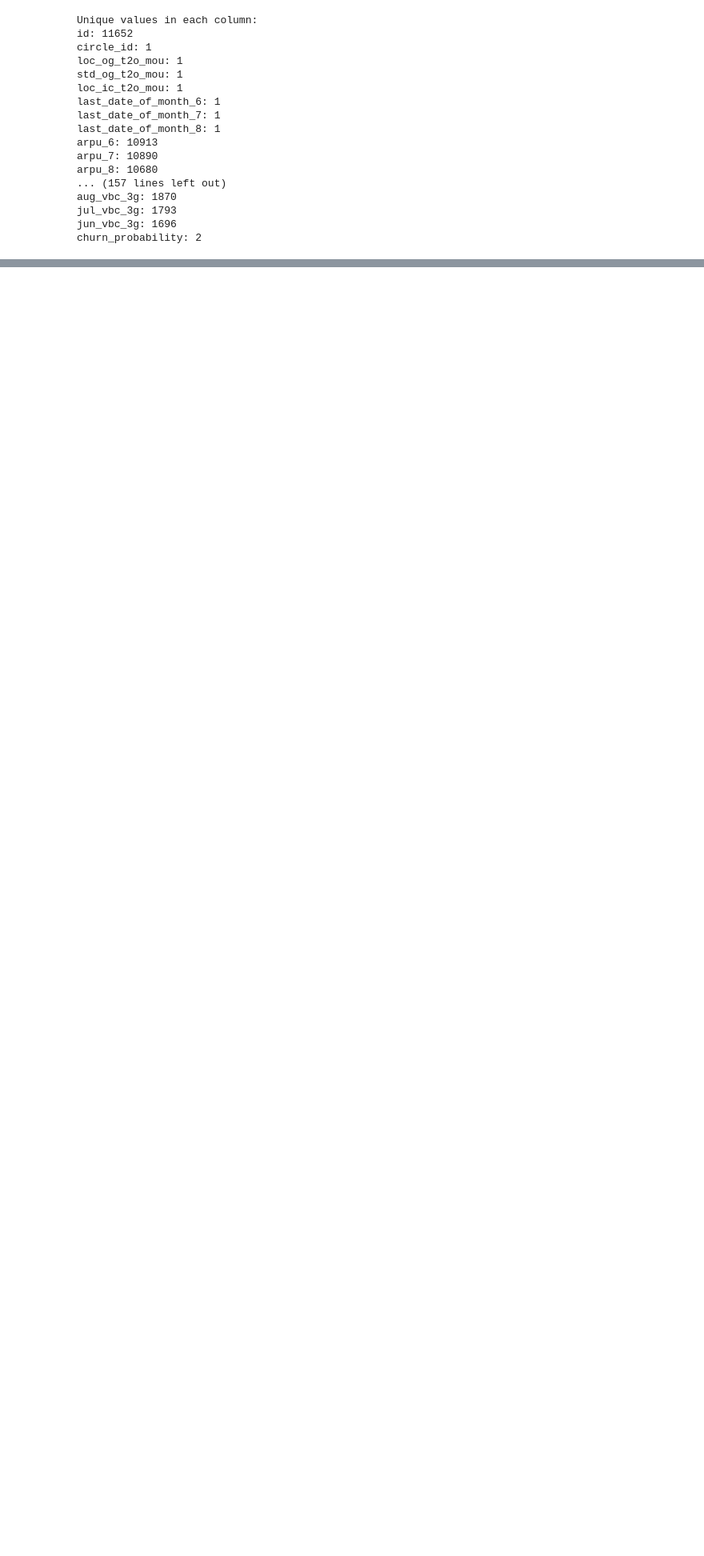
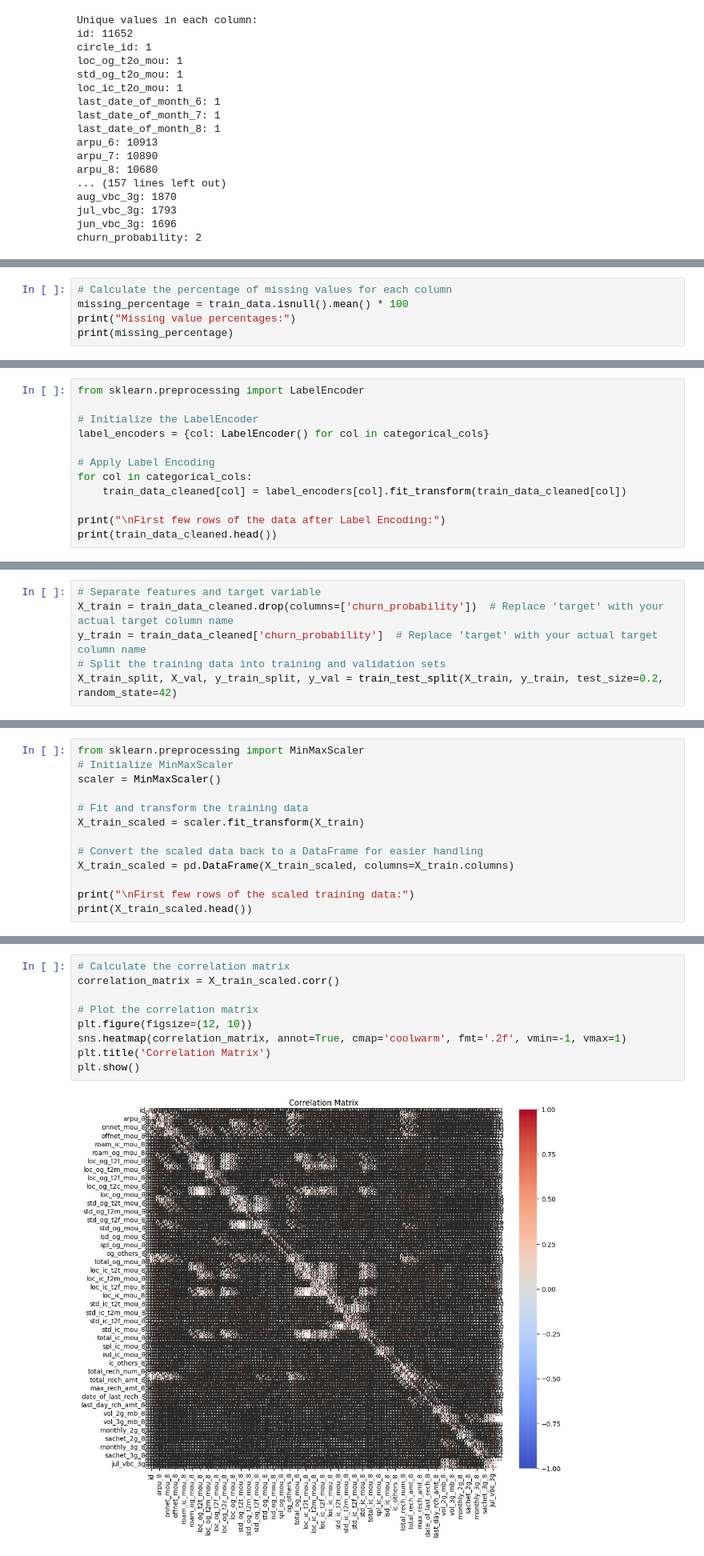
Before and after one commit to lalitha12-web/Telecom-Churn-Group-Case-Study, a Jupyter notebook: Telecom_Churn_Group_Case_Study.ipynb, the cells around one changed output, grey strips where cells are left out. Shown at 80% size. Drawn from its saved outputs; the diff is of its cells as text; blank space fills up the shorter version.

```diff
--- a/Telecom_Churn_Group_Case_Study.ipynb
+++ b/Telecom_Churn_Group_Case_Study.ipynb
@@ -126,0 +171,5 @@ churn_probability: 2
+# %%
+# Calculate the percentage of missing values for each column
+missing_percentage = train_data.isnull().mean() * 100
+print("Missing value percentages:")
+print(missing_percentage)
@@ -126,0 +296,12 @@ churn_probability: 2
+# %%
+from sklearn.preprocessing import LabelEncoder
+
+# Initialize the LabelEncoder
+label_encoders = {col: LabelEncoder() for col in categorical_cols}
+
+# Apply Label Encoding
+for col in categorical_cols:
+    train_data_cleaned[col] = label_encoders[col].fit_transform(train_data_cleaned[col])
+
+print("\nFirst few rows of the data after Label Encoding:")
+print(train_data_cleaned.head())
@@ -126,0 +326,6 @@ churn_probability: 2
+# %%
+# Separate features and target variable
+X_train = train_data_cleaned.drop(columns=['churn_probability'])  # Replace 'target' with your actual target column name
+y_train = train_data_cleaned['churn_probability']  # Replace 'target' with your actual target column name
+# Split the training data into training and validation sets
+X_train_split, X_val, y_train_split, y_val = train_test_split(X_train, y_train, test_size=0.2, random_state=42)
@@ -126,0 +334,13 @@ churn_probability: 2
+# %%
+from sklearn.preprocessing import MinMaxScaler
+# Initialize MinMaxScaler
+scaler = MinMaxScaler()
+
+# Fit and transform the training data
+X_train_scaled = scaler.fit_transform(X_train)
+
+# Convert the scaled data back to a DataFrame for easier handling
+X_train_scaled = pd.DataFrame(X_train_scaled, columns=X_train.columns)
+
+print("\nFirst few rows of the scaled training data:")
+print(X_train_scaled.head())
@@ -126,0 +367,11 @@ churn_probability: 2
+# %%
+# Calculate the correlation matrix
+correlation_matrix = X_train_scaled.corr()
+
+# Plot the correlation matrix
+plt.figure(figsize=(12, 10))
+sns.heatmap(correlation_matrix, annot=True, cmap='coolwarm', fmt='.2f', vmin=-1, vmax=1)
+plt.title('Correlation Matrix')
+plt.show()
+# %% [output]
+[figure, added]
```
Also changed, not shown: parts of 31 cells of this notebook.
